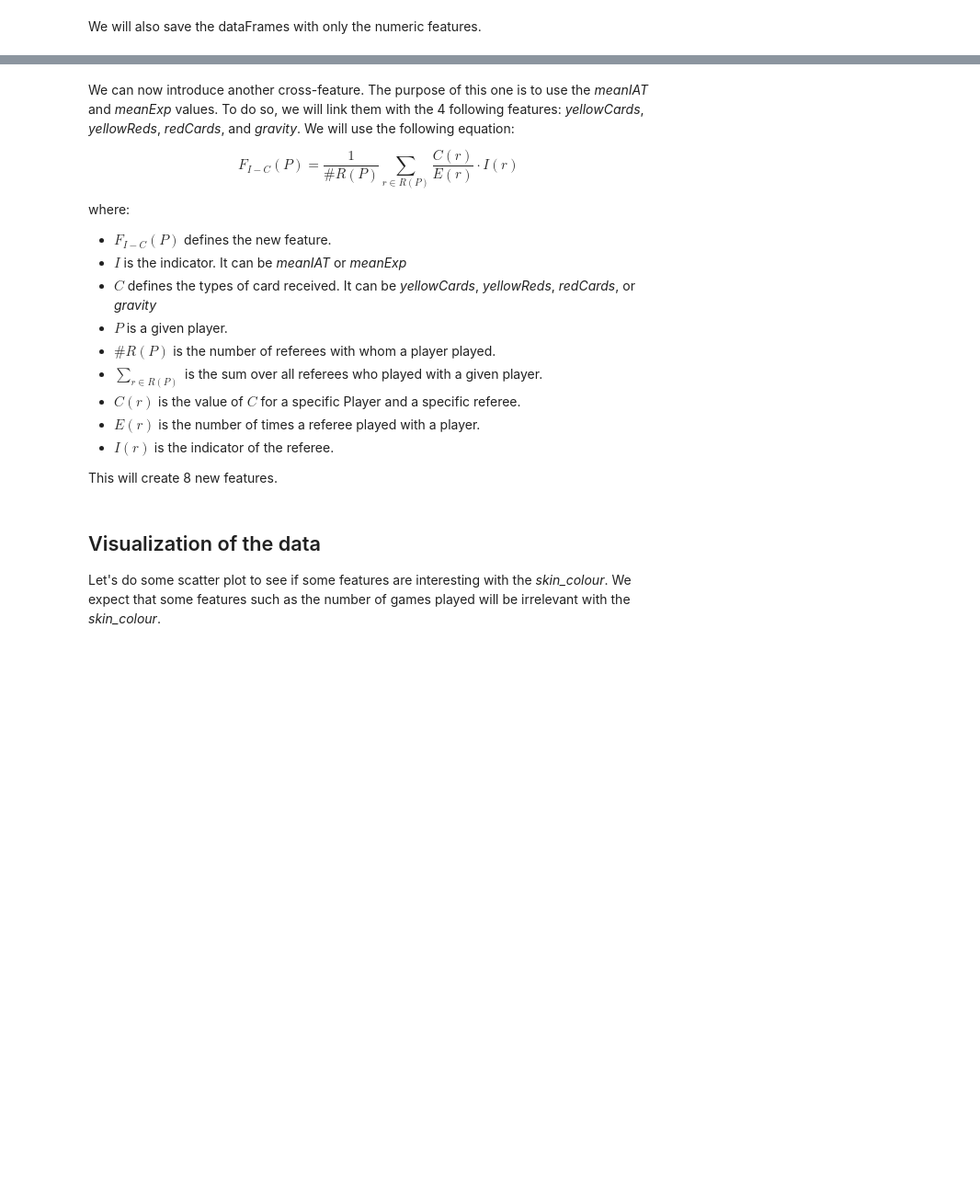
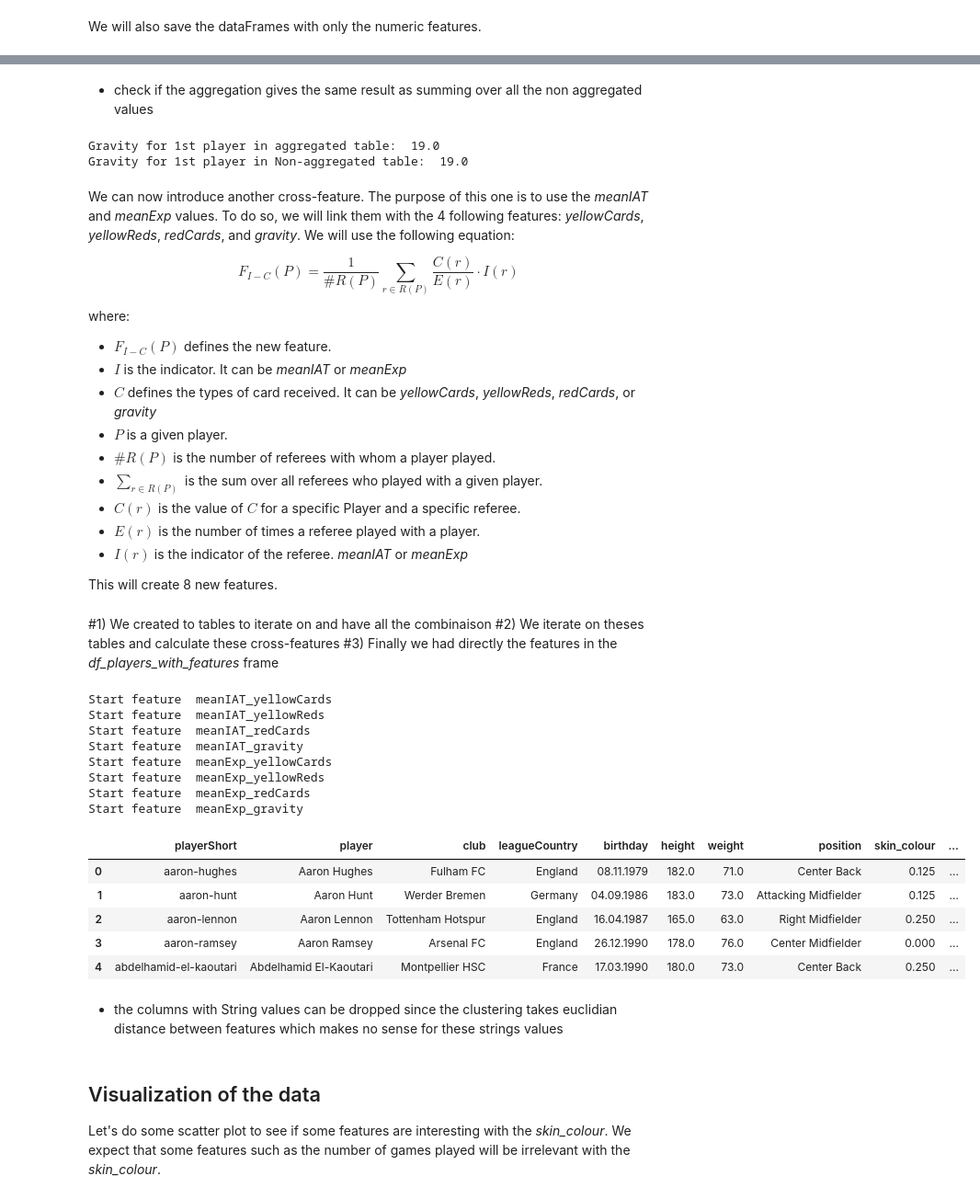
Before and after one commit to AgatheVkc/ada_homework, a Jupyter notebook: 04 - Applied ML/0 - Preprocessing.ipynb, the cells around one changed output, grey strips where cells are left out. Shown: that part at 92% size. Drawn from its saved outputs; the diff is of its cells as text; code cells hidden in the pictures; blank space fills up the shorter version.

```diff
--- a/04 - Applied ML/0 - Preprocessing.ipynb
+++ b/04 - Applied ML/0 - Preprocessing.ipynb
@@ -245,10 +426,14 @@ df_players_with_features.head()
+# %% [markdown]
+- check if the aggregation gives the same result as summing over all the non aggregated values
 # %%
-# Just check that the aggregation is correct
 print("Gravity for 1st player in aggregated table: ", df_players_with_features['gravity'][0])
-print("Gravity for 1st player in aggregated table: ",
-      df_with_features[df_with_features['player'] == 'Lucas Wilchez']['gravity'].sum())
+print("Gravity for 1st player in Non-aggregated table: ",
+      df_with_features[df_with_features['player'] == 'Aaron Hughes']['gravity'].sum())
 
 # It's ok.. =)
+# %% [output]
+Gravity for 1st player in aggregated table:  19.0
+Gravity for 1st player in Non-aggregated table:  19.0
 # %% [markdown]
 We can now introduce another cross-feature. The purpose of this one is to use the *meanIAT* and *meanExp* values. To do so, we will link them with the 4 following features: *yellowCards*, *yellowReds*, *redCards*, and *gravity*. We will use the following equation:
 
@@ -265,34 +450,54 @@ where:
 - $\sum_{r\in R(P)}$ is the sum over all referees who played with a given player.
 - $C(r)$ is the value of $C$ for a specific Player and a specific referee.
 - $E(r)$ is the number of times a referee played with a player.
-- $I(r)$ is the indicator of the referee.
+- $I(r)$ is the indicator of the referee. *meanIAT* or *meanExp*
 
 This will create 8 new features.
 # %%
 indicators = ['meanIAT', 'meanExp']
 cards = ['yellowCards', 'yellowReds', 'redCards', 'gravity']
+# %% [markdown]
+#1) We created to tables to iterate on and have all the combinaison
+#2) We iterate on theses tables and calculate these cross-features
+#3) Finally we had directly the features in the *df_players_with_features* frame
 # %%
 for idcts in indicators:
     for crds in cards:
         feature_name = idcts + "_" + crds
         array_feature = []
         print("Start feature ", feature_name)
         for plyr in df_players['player']:
             feature = 0
             # Get the DF with the player
             df_player = df[df['player'] == plyr]
             # Number of different referee
             nbr_ref = len(df_player)
             # Reindex
             df_player.index = np.arange(nbr_ref)
             # Sum for the new feature
             for i in range(nbr_ref):
-                feature += df_player[crds][i]/df_player['games'][i]*df_player[idcts][i]
+                new_idtc = (df_player[idcts][i] + np.abs(np.min(df_player[idcts])))/(np.max(df_player[idcts])-np.min(df_player[idcts]))
+                feature += df_player[crds][i]/df_player['games'][i]*new_idtc
             # Add it into the array
             array_feature.append(feature/nbr_ref)
         # Add it into the DataFrame
         df_players_with_features[feature_name] = array_feature
 df_players_with_features.head()
+# %% [output]
+Start feature  meanIAT_yellowCards
+Start feature  meanIAT_yellowReds
+Start feature  meanIAT_redCards
+Start feature  meanIAT_gravity
+Start feature  meanExp_yellowCards
+Start feature  meanExp_yellowReds
+Start feature  meanExp_redCards
+Start feature  meanExp_gravity
+|  | playerShort | player | club | leagueCountry | birthday | height | weight | position | skin_colour | ... |
+| 0 | aaron-hughes | Aaron Hughes | Fulham FC | England | 08.11.1979 | 182.0 | 71.0 | Center Back | 0.125 | ... |
+| 1 | aaron-hunt | Aaron Hunt | Werder Bremen | Germany | 04.09.1986 | 183.0 | 73.0 | Attacking Midfielder | 0.125 | ... |
+| 2 | aaron-lennon | Aaron Lennon | Tottenham Hotspur | England | 16.04.1987 | 165.0 | 63.0 | Right Midfielder | 0.250 | ... |
+| 3 | aaron-ramsey | Aaron Ramsey | Arsenal FC | England | 26.12.1990 | 178.0 | 76.0 | Center Midfielder | 0.000 | ... |
+| 4 | abdelhamid-el-kaoutari | Abdelhamid El-Kaoutari | Montpellier HSC | France | 17.03.1990 | 180.0 | 73.0 | Center Back | 0.250 | ... |
 # %%
 # Let's save the new DF
 df_players_with_features.to_csv('./Data/players_with features.csv', index=False)
@@ -300,6 +505,8 @@ df_players_with_features.to_csv('./Data/players_with features.csv', index=False)
 # We can also save the one without the nan
 df_players_with_features_no_nan = df_players_with_features.dropna()
 df_players_with_features_no_nan.to_csv('./Data/players_with features_no_nan.csv', index=False)
+# %% [markdown]
+- the columns with String values can be dropped since the clustering takes euclidian distance between features which makes no sense for these strings values
 # %%
 # We can remove all the columns with String values instead of numerical values.
 non_numeric = ['playerShort', 'player', 'club', 'leagueCountry', 'birthday', 'position']
```
Also changed, not shown: parts of 33 cells of this notebook, 4 other files.
